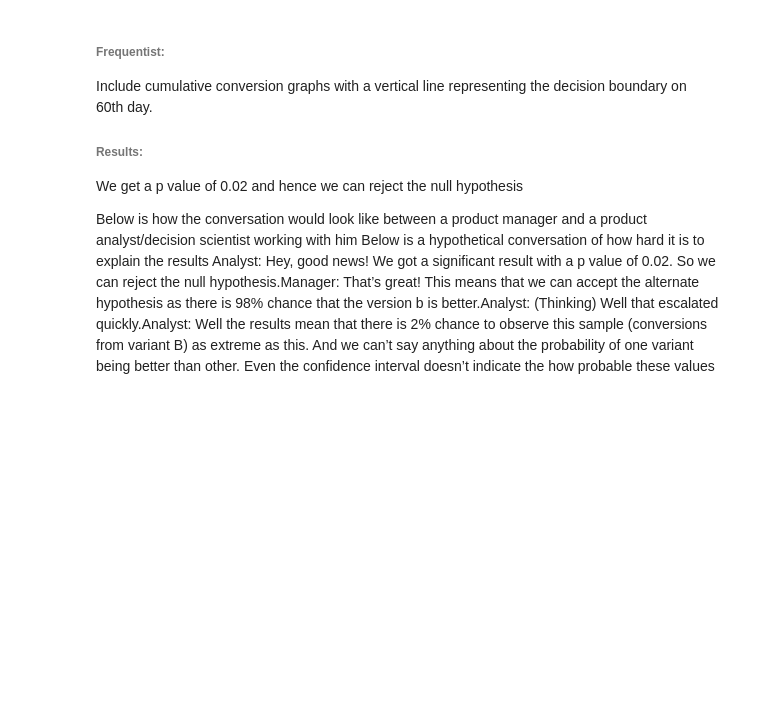
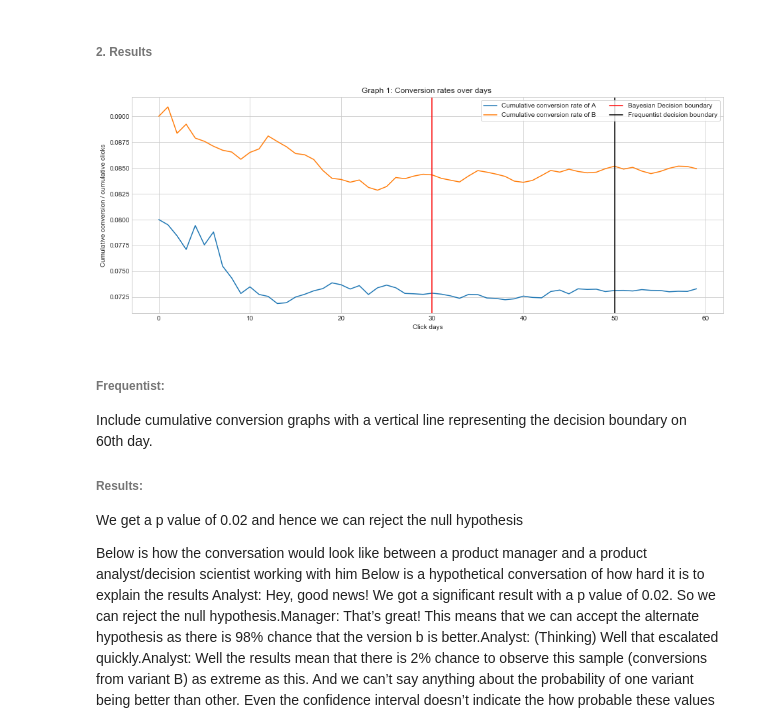
Before and after one commit to chaitanya539/A-B-Testing---Experiment-Design, a Jupyter notebook: Frequentist vs Bayesian A B testing.ipynb, the cells around one changed output. Saved outputs shown, nothing was run; the diff lists cells and outputs as text; code cells hidden in the pictures; blank space fills up the shorter version.

```diff
--- a/Frequentist vs Bayesian A B testing.ipynb
+++ b/Frequentist vs Bayesian A B testing.ipynb
@@ -11,3 +44,27 @@ LinkedIn decides to conduct an experiment where, the site sends them to one of t
+# %% [markdown]
+###### 2. Results
+# %%
+# Will be explaining the approach to results and dataframe used in next section of "Elaborate steps takes"
+fig, ax = plt.subplots(figsize=(16,6))
+plt.style.use('seaborn-whitegrid')
+ax.plot(conv_days['click_day'], conv_days['cumu_rate_a'], label = 'Cumulative conversion rate of A')
+ax.plot(conv_days['click_day'],conv_days['cumu_rate_b'], label = 'Cumulative conversion rate of B')
+ax.set_title('Graph 1: Conversion rates over days ')
+ax.set_ylabel('Cumulative conversion / cumulative clicks')
+ax.set_xlabel('Click days')
+legend = ax.legend(loc = 'upper right',ncol=1,frameon = True)
+
+xcoords = [30, 50]
+# colors for the lines
+colors = ['r','k']
+decision_boundary = ['Bayesian Decision boundary', 'Frequentist decision boundary']
+for xc,c,db in zip(xcoords,colors,decision_boundary):
+    ax.axvline(x=xc, label='{}'.format(db), c=c)
+    ax.legend(loc = 'upper right',ncol=2,frameon = True)
+
+plt.show()
+# %% [output]
+[figure, added]
 # %% [markdown]
 ###### Frequentist:
 Include cumulative conversion graphs with a vertical line representing the decision boundary on 60th day.
```
Also changed, not shown: parts of 9 cells of this notebook.
